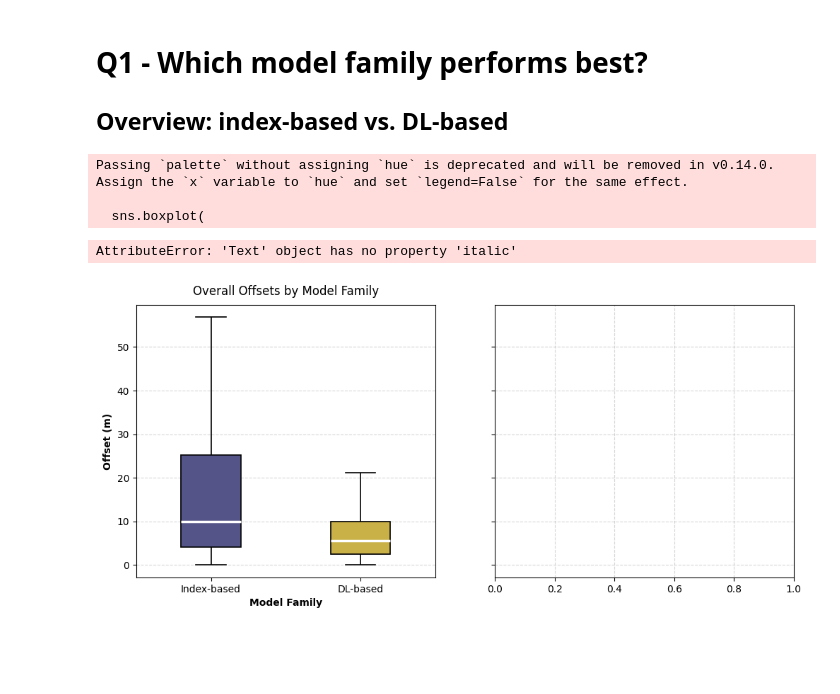
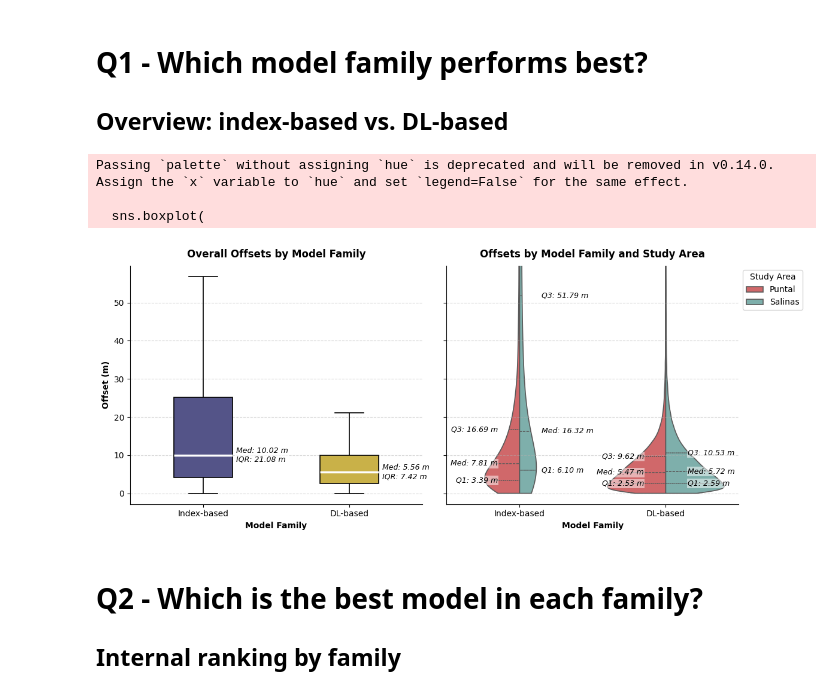
Before and after one commit to AlbertGallegoJimenez/sentinel2-coastline-benchmarking, a Jupyter notebook: notebooks/evaluate_offsets.ipynb, the cells around one changed output. Drawn from its saved outputs; the diff is of its cells as text; code cells hidden in the pictures; blank space fills up the shorter version.

```diff
--- a/notebooks/evaluate_offsets.ipynb
+++ b/notebooks/evaluate_offsets.ipynb
@@ -306,6 +241,9 @@ palette = sns.color_palette(model_colors.values())
 overall_df_index = pd.concat([off_puntal_index, off_salinas_index], ignore_index=True)
 overall_df_dl = pd.concat([off_puntal_dl, off_salinas_dl], ignore_index=True)
 overall_df = pd.concat([overall_df_index, overall_df_dl], ignore_index=True)
+
+# Remove data in 'Study Area' = 'Puntal' where 'transect_id' is less than 15
+#overall_df = overall_df[~((overall_df['Study Area'] == 'Puntal') & (overall_df['transect_id'] < 15))]
 
 fig, axes = plt.subplots(1, 2, figsize=(12, 5), sharey=True)
 
@@ -328,7 +266,7 @@ sns.boxplot(
     ax=axes[0]
 )
 
-axes[0].set_title("Overall Offsets by Model Family", fontsize=12, pad=10)
+axes[0].set_title("Overall Offsets by Model Family", fontsize=12, pad=10, fontweight='bold')
 axes[0].set_xlabel("Model Family", fontweight='bold')
 axes[0].set_ylabel("Offset (m)", fontweight='bold')
 
@@ -349,52 +287,87 @@ for i, model in enumerate(model_types):
     # Añadimos el texto en la gráfica
     # Colocamos el texto a la derecha del boxplot sumando un pequeño offset en el eje X (i + 0.25)
     axes[0].text(
-        i + 0.25,
+        i + 0.225,
         median_val,
-        f"Med: {median_val:.2f}\nIQR: {iqr_val:.2f}",
+        f"Med: {median_val:.2f} m\nIQR: {iqr_val:.2f} m",
         color="black",
-        fontstyle="italic",  # replace invalid italic=True
+        fontstyle="italic",
         fontsize=9,
         verticalalignment="center",
         bbox=dict(facecolor="white", alpha=0.7, edgecolor="none", pad=1)
     )
 
 # Obtenemos el límite para aplicarlo al segundo panel (tal como tenías)
 ylim = axes[0].get_ylim()
 
 # ==========================================
 # PANEL DERECHO: Violinplot
 # ==========================================
-# Filtramos los datos sin outliers
-filtered_df = overall_df[overall_df['offset'] <= ylim[1]]
-
+# IMPORTANTE: Usamos overall_df (sin filtrar) para que el KDE sea correcto
 sns.violinplot(
     x="Model Type",
     y="offset",
     hue="Study Area",
-    data=filtered_df,
-    split=True,            # Mágico: divide el violín en dos (mitad izquierda/derecha)
-    inner="quartile",      # Muestra líneas para los cuartiles en lugar de un boxplot interno
-    palette=[palette[2], palette[3]], # Aplicamos colores secundarios para las áreas
+    data=overall_df,
+    split=True,
+    inner="quartile",
+    cut=0,  # Evita recortar los violines
+    gridsize=1000,  # Aumenta la resolución del KDE para suavizar los violines
+    palette=[palette[2], palette[3]],
     linewidth=1.2,
-    alpha=0.8,             # Un poco de transparencia
     ax=axes[1]
 )
 
-axes[1].set_title("Offsets by Model Family and Study Area", fontsize=12, pad=10)
+# Aplicamos el zoom aquí para que coincida con el boxplot
+axes[1].set_ylim(ylim)
+
+axes[1].set_title("Offsets by Model Family and Study Area", fontsize=12, pad=10, fontweight='bold')
 axes[1].set_xlabel("Model Family", fontweight='bold')
-axes[1].set_ylabel("") # Ocultamos el label Y porque se comparte con el izquierdo
+axes[1].set_ylabel("")
 
-# Ajustar la leyenda para que no pise los datos
+# --- AÑADIR ETIQUETAS DE PERCENTILES ---
+study_areas = overall_df['Study Area'].unique() # ["Puntal", "Salinas"]
+
+for i, model in enumerate(model_types):
+    for j, area in enumerate(study_areas):
+        # Filtramos por modelo y área
+        subset = overall_df[(overall_df['Model Type'] == model) & (overall_df['Study Area'] == area)]['offset']
+
+        # Calculamos percentiles
+        q1, med, q3 = subset.quantile([0.25, 0.5, 0.75])
+
+        # Posicionamiento X:
+        # Si j=0 (Puntal - lado izquierdo), desplazamos a la izquierda (-0.22)
+        # Si j=1 (Salinas - lado derecho), desplazamos a la derecha (+0.22)
+        #if model == "Index-based":
+        x_pos = i - 0.15 if j == 0 else i + 0.15
+        align = 'right' if j == 0 else 'left'
+
+        # Iteramos sobre las tres métricas para colocarlas en sus posiciones Y correspondientes
+        metrics = [("Q3", q3), ("Med", med), ("Q1", q1)]
+
+        for label_name, val in metrics:
+            # Solo dibujamos si el valor está dentro del rango visible definido por ylim
+            if ylim[0] <= val <= ylim[1]:
+                axes[1].text(
+                    x_pos, val, f"{label_name}: {val:.2f} m",
+                    fontsize=9, color="black",
+                    fontstyle="italic",
+                    verticalalignment="center", horizontalalignment=align,
+                    bbox=dict(facecolor="white", alpha=0.5, edgecolor="none", pad=1)
+                )
+
+# Ajustar la leyenda
 axes[1].legend(title="Study Area", loc='upper left', bbox_to_anchor=(1, 1))
 
-# Ajustes finales de layout
-sns.despine() # Elimina los bordes superior y derecho del gráfico para un look más limpio
+sns.despine()
 plt.tight_layout()
 plt.show()
 # %% [output]
 Passing `palette` without assigning `hue` is deprecated and will be removed in v0.14.0. Assign the `x` variable to `hue` and set `legend=False` for the same effect.
 
   sns.boxplot(
-AttributeError: 'Text' object has no property 'italic'
-[figure, old version]
+[figure, new version]
+# %% [markdown]
+# Q2 - Which is the best model in each family?
+## Internal ranking by family
```
Also changed, not shown: parts of 5 cells of this notebook.
